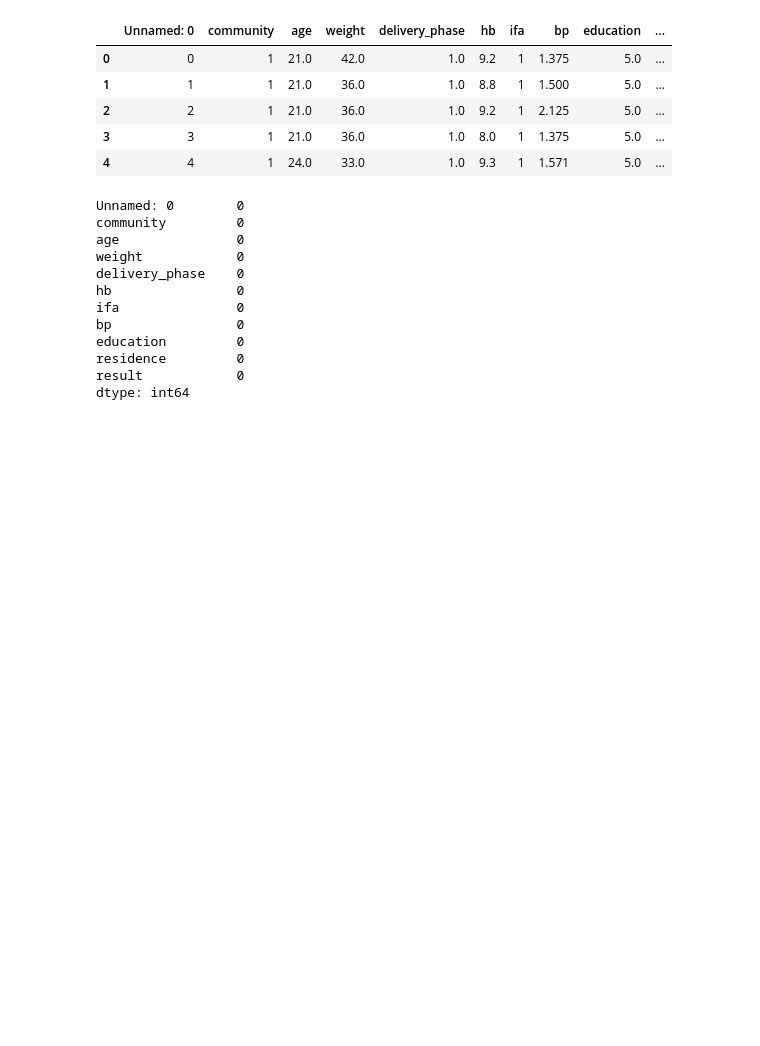
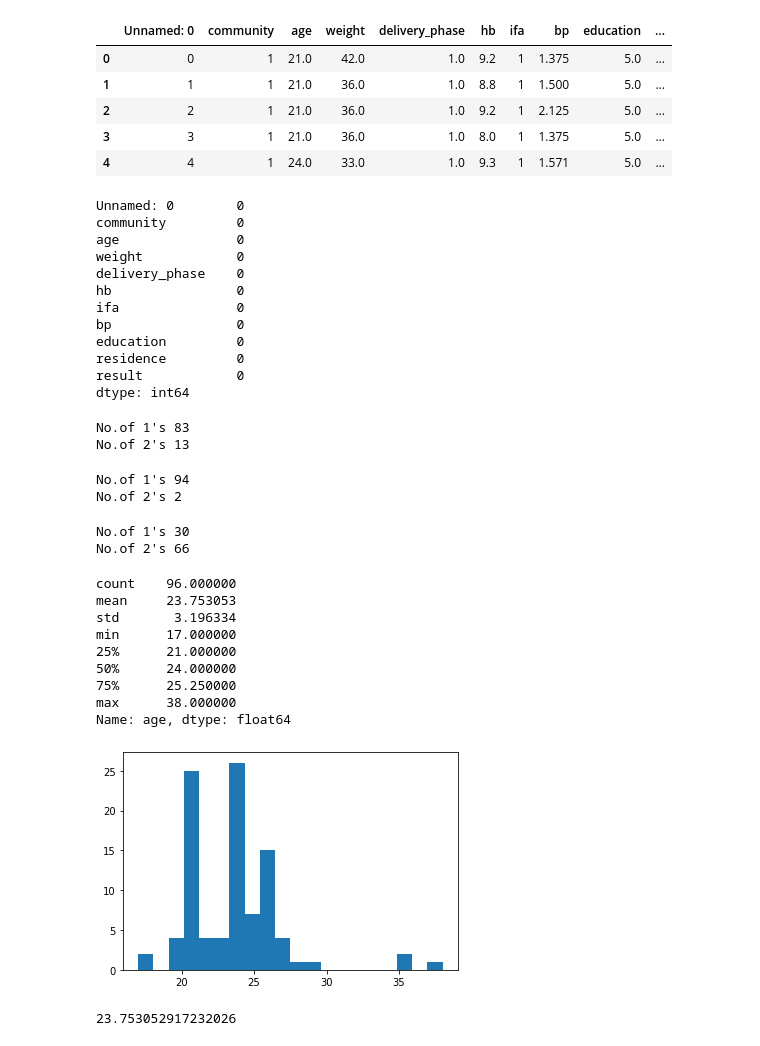
Before and after one commit to 44aayush/ML---ANN, a Jupyter notebook: PES2201800211_AAYUSHKAPOOR_ANN.ipynb, the cells around one changed output. Saved outputs shown, nothing was run; the diff lists cells and outputs as text; code cells hidden in the pictures; blank space fills up the shorter version.

```diff
--- a/PES2201800211_AAYUSHKAPOOR_ANN.ipynb
+++ b/PES2201800211_AAYUSHKAPOOR_ANN.ipynb
@@ -32,3 +32,49 @@ education         0
 residence         0
 result            0
 dtype: int64
+# %%
+#Residence counts
+print("No.of 1's",np.sum(df["residence"]==1))
+print("No.of 2's",np.sum(df["residence"]==2))
+df.residence.values[df.residence.values==1]=0
+df.residence.values[df.residence.values==2]=1
+# df.Residence.fillna(0,inplace=True)
+# %% [output]
+No.of 1's 83
+No.of 2's 13
+# %%
+#Delivery Phase
+print("No.of 1's",np.sum(df["delivery_phase"]==1))
+print("No.of 2's",np.sum(df["delivery_phase"]==2))
+# df.drop(['delivery_phase','education'],axis=1,inplace=True)
+# %% [output]
+No.of 1's 94
+No.of 2's 2
+# %%
+# IFA
+print("No.of 1's",np.sum(df["ifa"]==0))
+print("No.of 2's",np.sum(df["ifa"]==1))
+# %% [output]
+No.of 1's 30
+No.of 2's 66
+# %%
+ages=df["age"].notnull()
+age=df["age"]
+ages=age[ages]
+print(ages.describe())
+plt.hist(ages,bins=20)
+plt.show()
+age.fillna(ages.median(),inplace=True)
+print(df['age'].mean())
+# %% [output]
+count    96.000000
+mean     23.753053
+std       3.196334
+min      17.000000
+25%      21.000000
+50%      24.000000
+75%      25.250000
+max      38.000000
+Name: age, dtype: float64
+[figure, added]
+23.753052917232026
```
Also changed, not shown: parts of 8 cells of this notebook, 2 other files.
